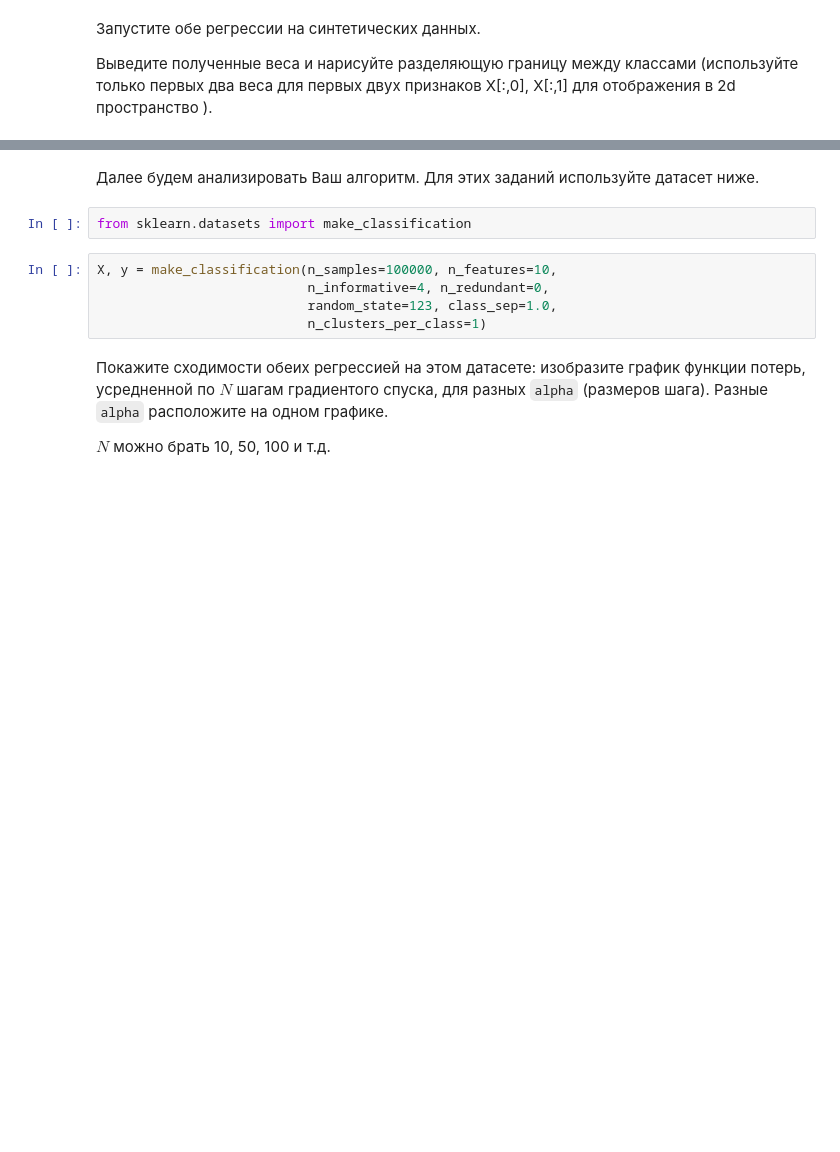
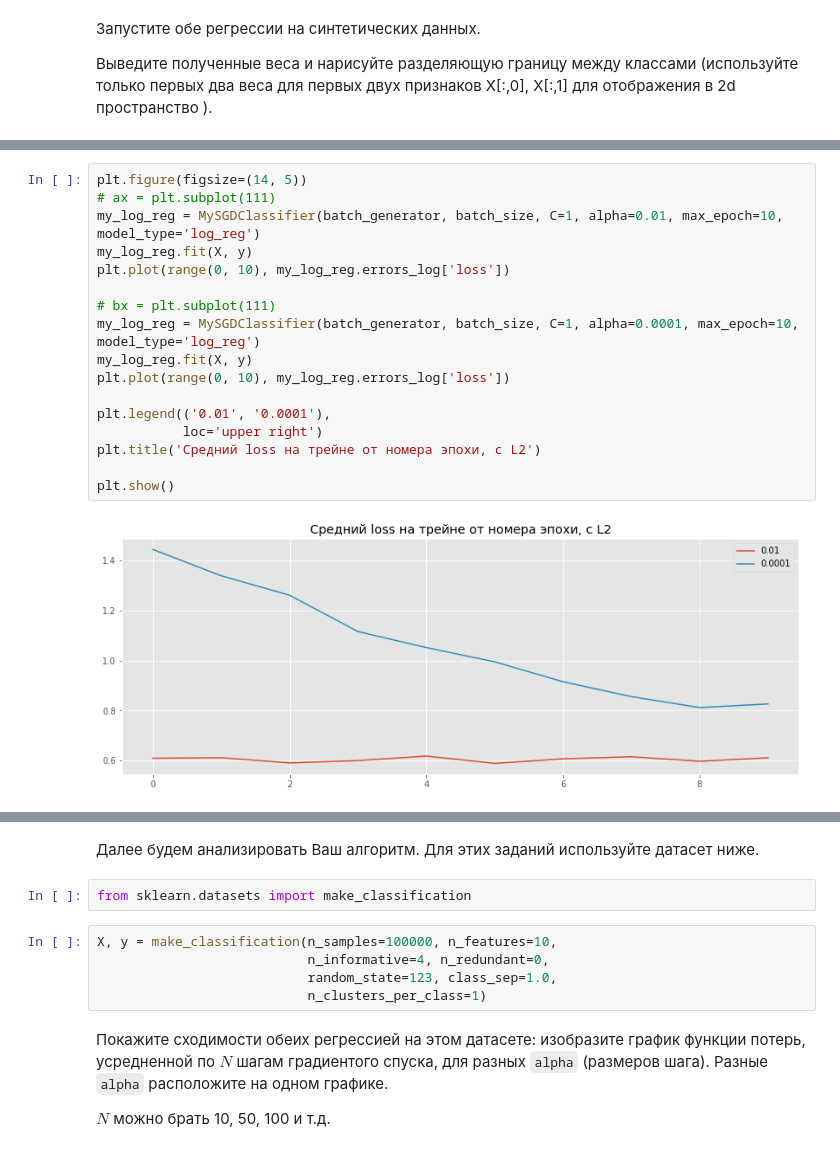
Before and after one commit to alexrez/sphereDM, a Jupyter notebook: Reznikova_hw2.ipynb, the cells around one changed output, grey strips where cells are left out. Cells and saved outputs as stored; diff of their text form; blank space fills up the shorter version.

```diff
--- a/Reznikova_hw2.ipynb
+++ b/Reznikova_hw2.ipynb
@@ -474,0 +487,19 @@ log_reg weights: [ 0.15936762 -0.00878866 -0.05328208]
+# %%
+plt.figure(figsize=(14, 5))
+# ax = plt.subplot(111)
+my_log_reg = MySGDClassifier(batch_generator, batch_size, C=1, alpha=0.01, max_epoch=10, model_type='log_reg')
+my_log_reg.fit(X, y)
+plt.plot(range(0, 10), my_log_reg.errors_log['loss'])
+
+# bx = plt.subplot(111)
+my_log_reg = MySGDClassifier(batch_generator, batch_size, C=1, alpha=0.0001, max_epoch=10, model_type='log_reg')
+my_log_reg.fit(X, y)
+plt.plot(range(0, 10), my_log_reg.errors_log['loss'])
+
+plt.legend(('0.01', '0.0001'),
+           loc='upper right')
+plt.title('Средний loss на трейне от номера эпохи, c L2')
+
+plt.show()
+# %% [output]
+[figure, added]
```
Also changed, not shown: parts of 7 cells of this notebook.
